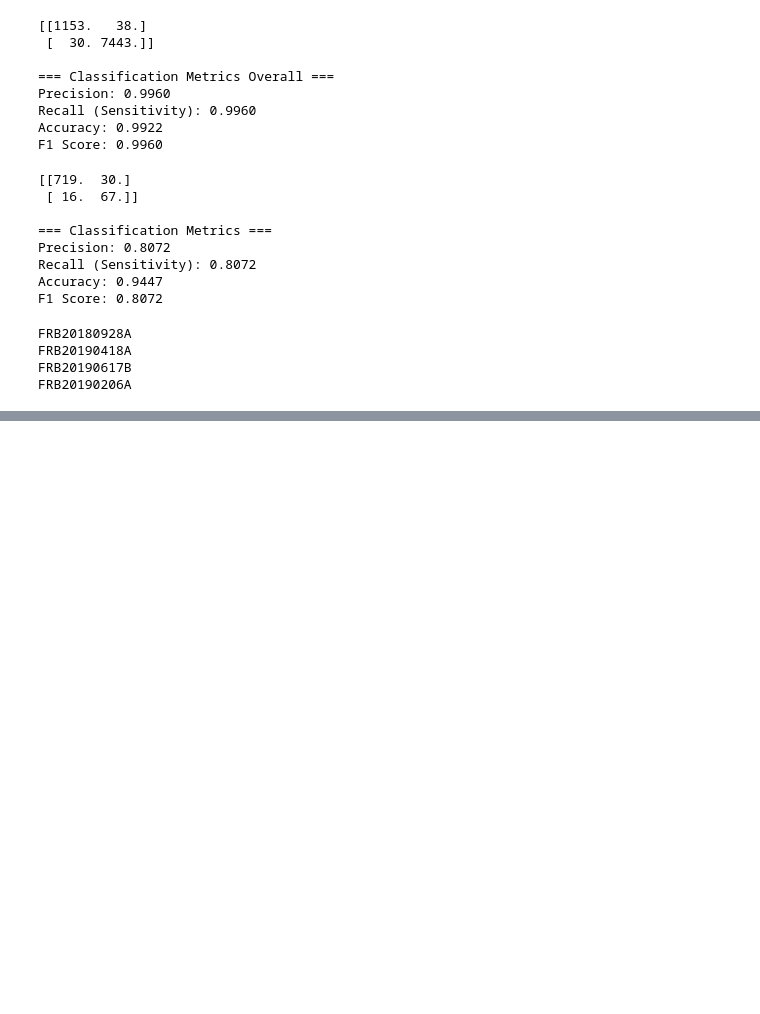
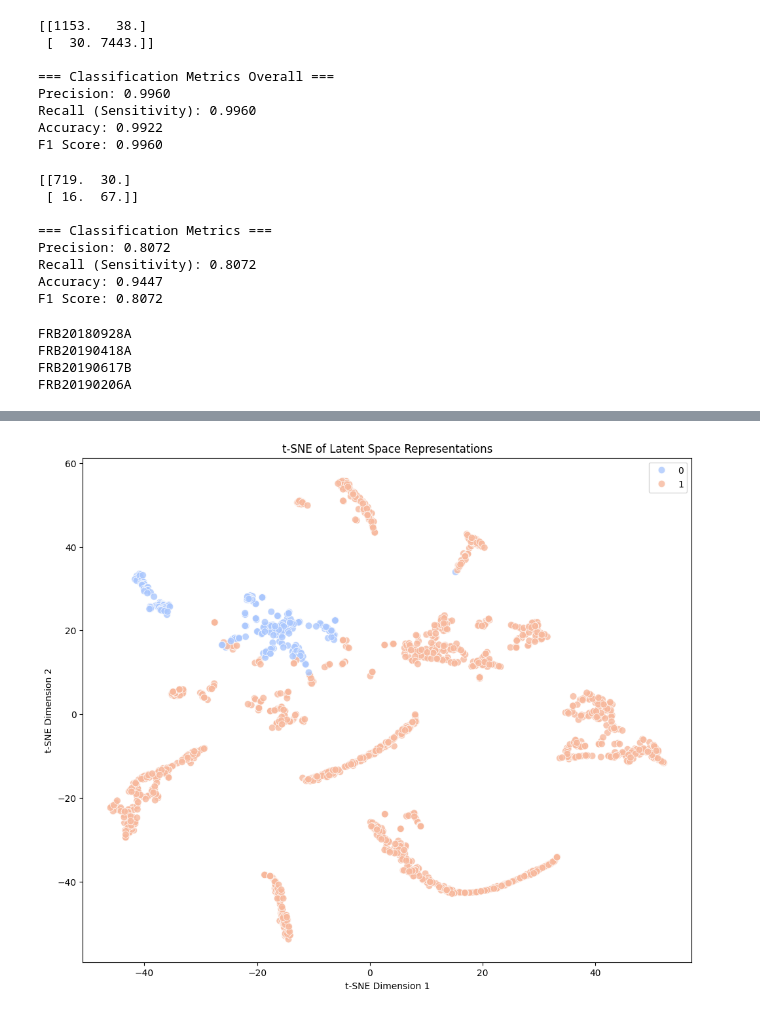
Before and after one commit to rtenacity/frb-analysis, a Jupyter notebook: frb-supervisedvae-optimized-recall.ipynb, the cells around one changed output, grey strips where cells are left out. Cells and saved outputs as stored; diff of their text form; code cells hidden in the pictures; blank space fills up the shorter version.

```diff
--- a/frb-supervisedvae-optimized-recall.ipynb
+++ b/frb-supervisedvae-optimized-recall.ipynb
@@ -867,0 +1007,17 @@ FRB20190206A
+# %%
+from sklearn.manifold import TSNE
+
+def visualize_latent_space_tsne(latent_representations, labels):
+    tsne = TSNE(n_components=2, random_state=42)
+    latent_2d = tsne.fit_transform(latent_representations)
+
+    plt.figure(figsize=(12, 10))
+    sns.scatterplot(x=latent_2d[:, 0], y=latent_2d[:, 1], hue=labels, palette='coolwarm', s=60, alpha=0.8)
+    plt.title('t-SNE of Latent Space Representations')
+    plt.xlabel('t-SNE Dimension 1')
+    plt.ylabel('t-SNE Dimension 2')
+    plt.show()
+
+visualize_latent_space_tsne(val_latent, val_labels_np)
+# %% [output]
+[figure, added]
```
Also changed, not shown: parts of 8 cells of this notebook.
